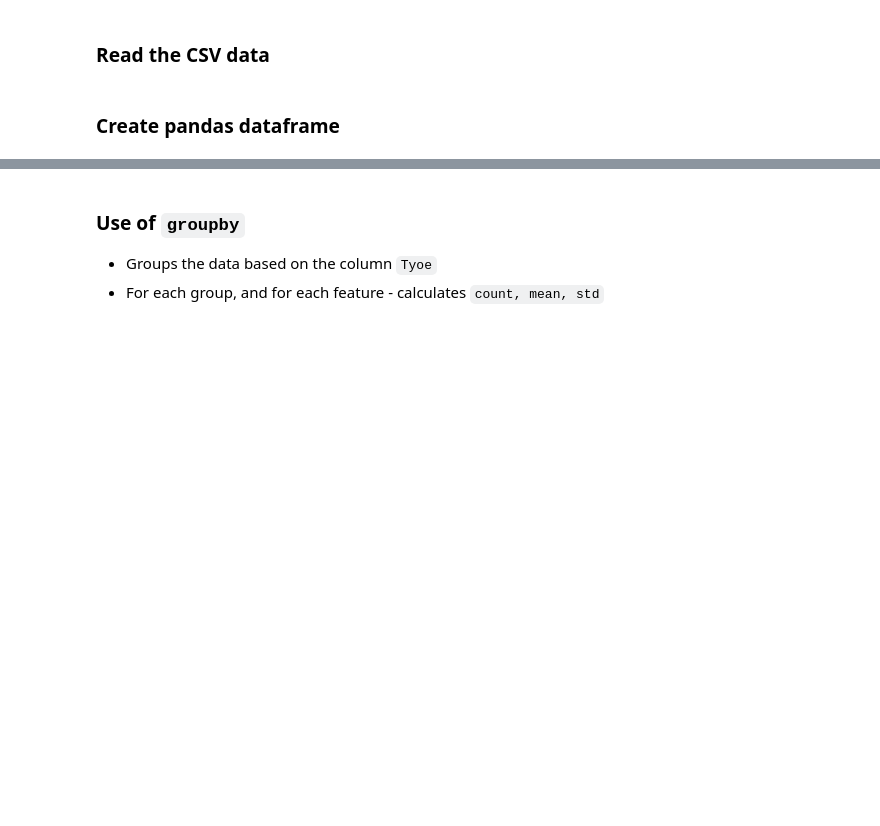
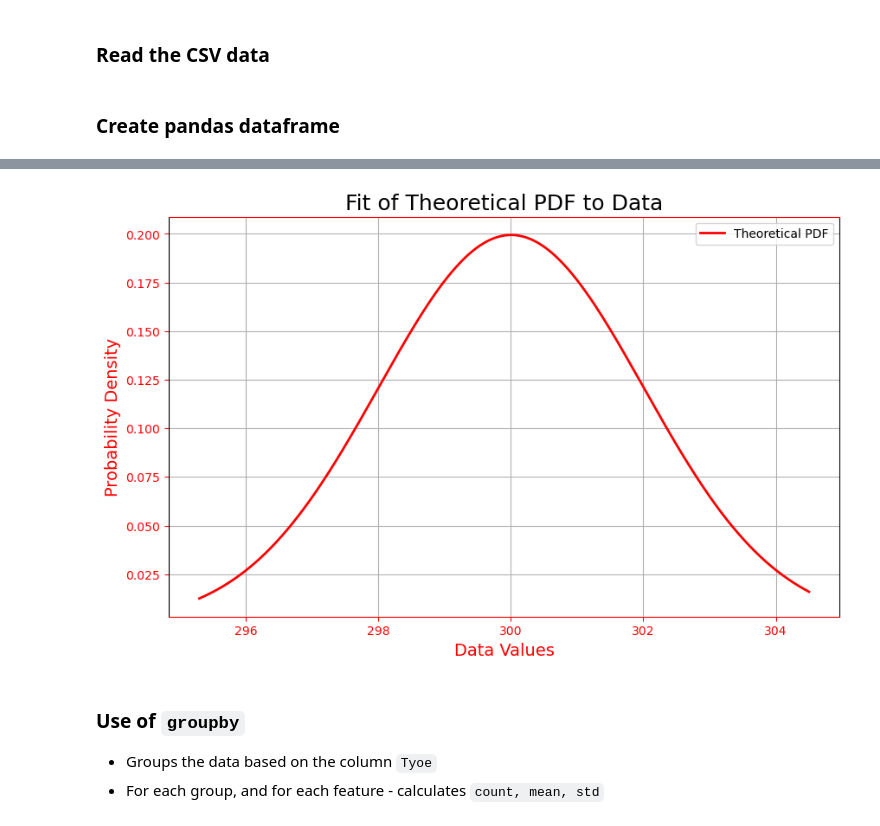
Before and after one commit to sriharip490/AIML-Workbooks, a Jupyter notebook: probability/MLE-workbook0.ipynb, the cells around one changed output, grey strips where cells are left out. Drawn from its saved outputs; the diff is of its cells as text; code cells hidden in the pictures; blank space fills up the shorter version.

```diff
--- a/probability/MLE-workbook0.ipynb
+++ b/probability/MLE-workbook0.ipynb
@@ -63,0 +69,6 @@ features = [
+# %%
+air_temp = pm_data['Air temperature [K]'].values
+air_temp_mu = np.mean(air_temp)
+air_temp_sigma = np.std(air_temp)
+print(f"air_temp mean = {air_temp_mu}")
+print(f"air_temp sigma = {air_temp_sigma}")
@@ -63,0 +159,29 @@ features = [
+# %%
+#Visualization of empirical histogram
+plt.figure(figsize=(10, 6))
+ax = plt.axes()
+ax.set_xlabel('Air Temperature [K]', fontsize=18)
+ax.set_ylabel('Density', fontsize=18)
+ax.spines['bottom'].set_color('red')
+ax.spines['top'].set_color('red')
+ax.yaxis.label.set_color('red')
+ax.xaxis.label.set_color('red')
+ax.grid()
+ax.tick_params(axis='x', colors='red')
+ax.tick_params(axis='y', colors='red')
+
+# Empirical histogram
+# plt.hist(air_temp, bins=30, density=True, alpha=0.6, color='blue', label='Empirical Data')
+
+# Theoretical PDF
+x = np.linspace(np.min(air_temp), np.max(air_temp), 1000)
+pdf_theoretical = (1 / (np.sqrt(2 * np.pi) * air_temp_sigma)) * np.exp(-((x - air_temp_mu) ** 2) / (2 * air_temp_sigma ** 2))
+plt.plot(x, pdf_theoretical, 'r', linewidth=2, label='Theoretical PDF')  # Theoretical distribution
+
+plt.title('Fit of Theoretical PDF to Data', color='black', fontsize=18)
+plt.xlabel('Data Values', fontsize=14)
+plt.ylabel('Probability Density', fontsize=14)
+plt.legend()
+plt.show()
+# %% [output]
+[figure, added]
```
Also changed, not shown: parts of 16 cells of this notebook, 1 other file.
